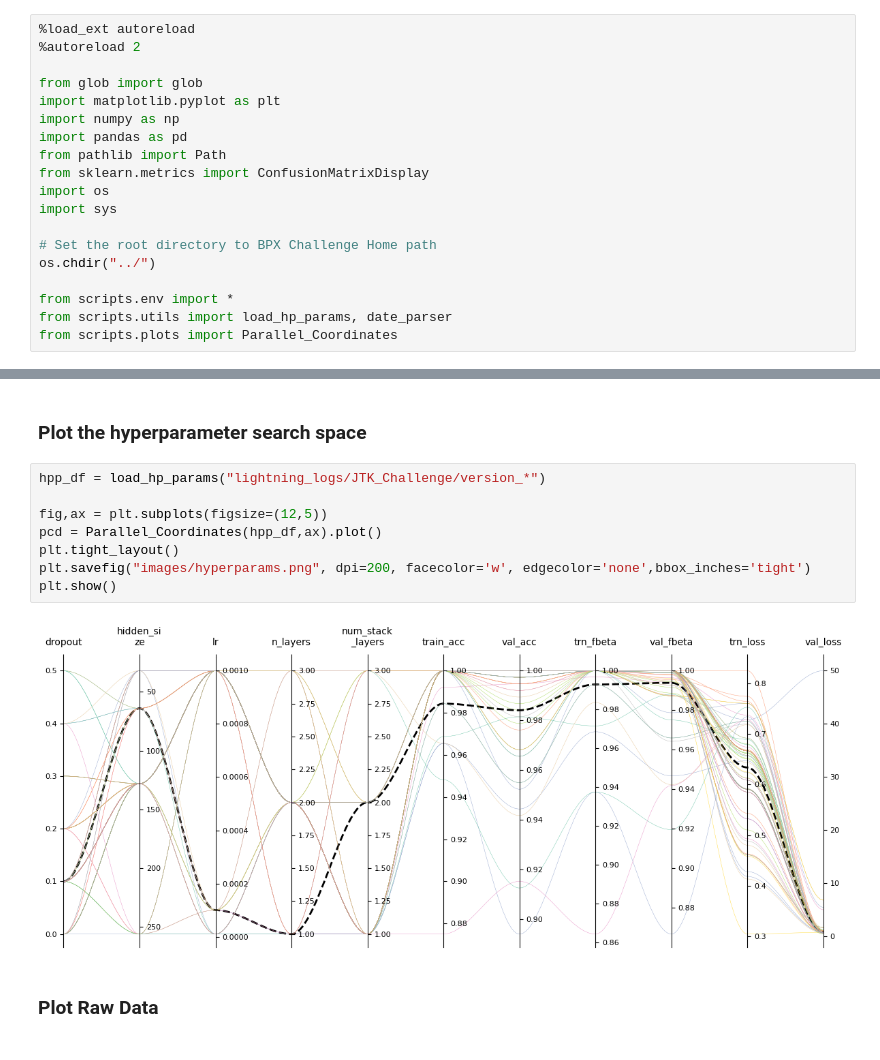
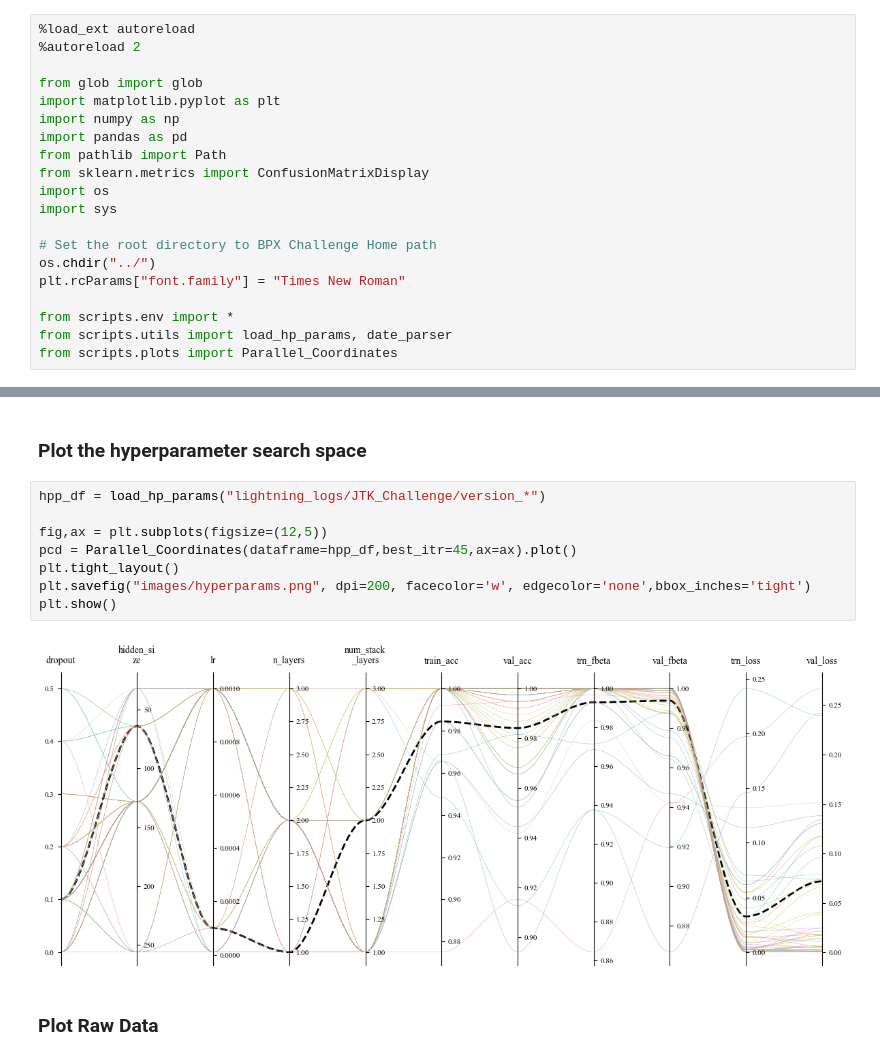
Before and after one commit to EnthusiasticTeslim/JTK-Challenge, a Jupyter notebook: notebooks/view_results.ipynb, the cells around one changed output, grey strips where cells are left out. Saved outputs shown, nothing was run; the diff lists cells and outputs as text.

```diff
--- a/notebooks/view_results.ipynb
+++ b/notebooks/view_results.ipynb
@@ -13,6 +13,7 @@ import sys
 
 # Set the root directory to BPX Challenge Home path
 os.chdir("../")
+plt.rcParams["font.family"] = "Times New Roman"
 
 from scripts.env import *
 from scripts.utils import load_hp_params, date_parser
@@ -93,13 +99,13 @@ plt.show()
 # %%
 hpp_df = load_hp_params("lightning_logs/JTK_Challenge/version_*")
 
 fig,ax = plt.subplots(figsize=(12,5))
-pcd = Parallel_Coordinates(hpp_df,ax).plot()
+pcd = Parallel_Coordinates(dataframe=hpp_df,best_itr=45,ax=ax).plot()
 plt.tight_layout()
 plt.savefig("images/hyperparams.png", dpi=200, facecolor='w', edgecolor='none',bbox_inches='tight')
 plt.show()
 # %% [output]
-[figure, old version]
+[figure, new version]
 # %% [markdown]
 ### Plot Raw Data
 # %%
```
Also changed, not shown: parts of 7 cells of this notebook, 3 other files.
